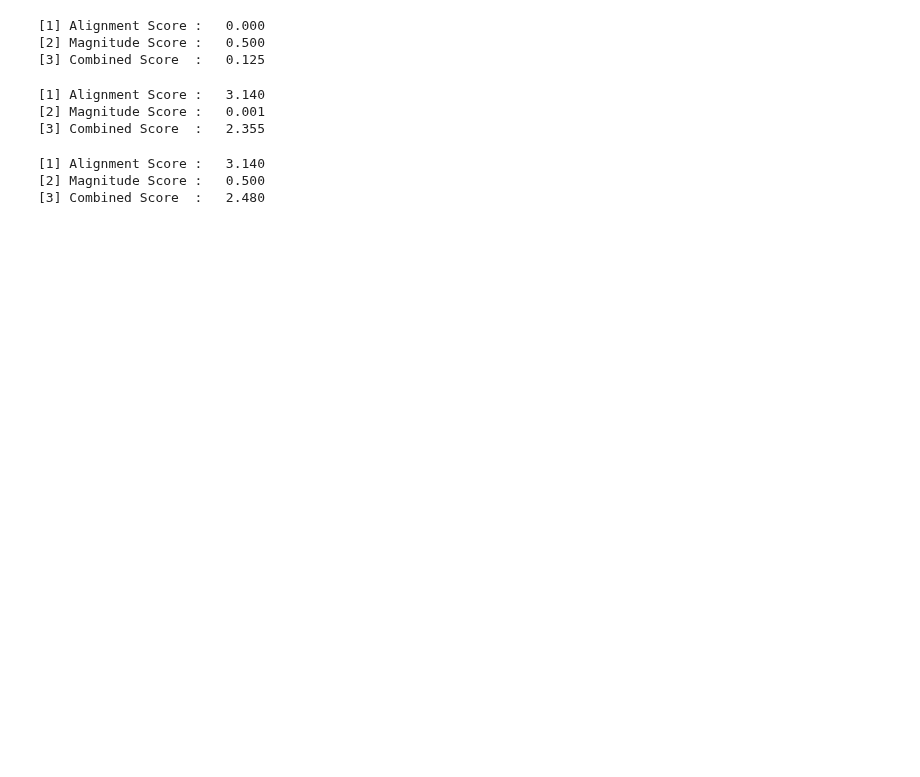
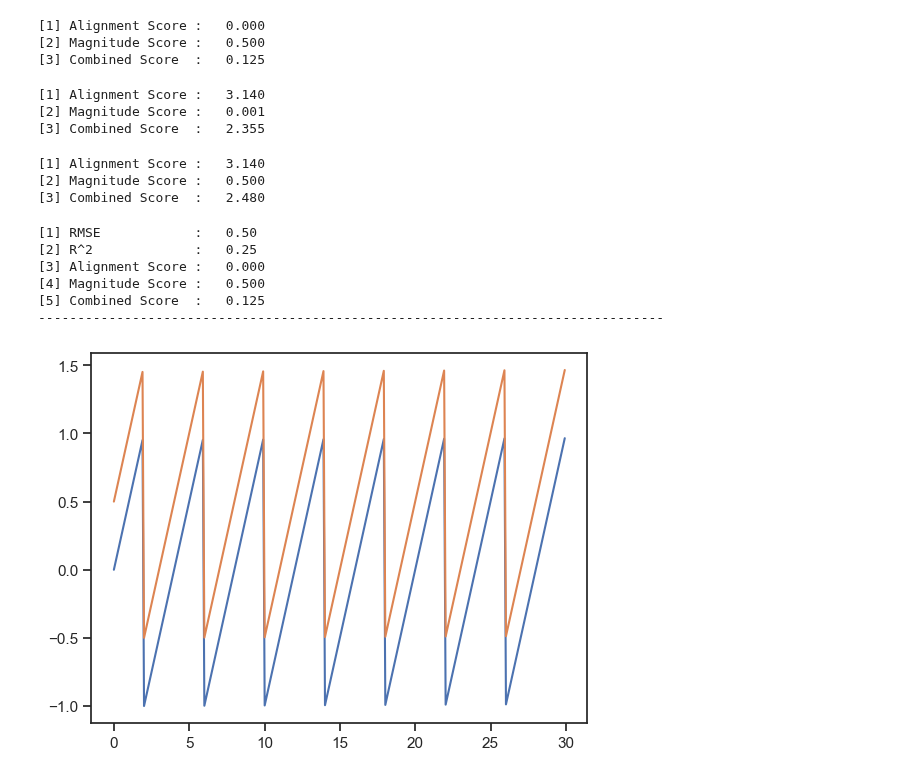
Before and after one commit to ai4er-cdt/earthquake-predictability, a Jupyter notebook: notebooks/PNRD1 - Case Against R^2.ipynb, the cells around one changed output. Drawn from its saved outputs; the diff is of its cells as text; code cells hidden in the pictures; blank space fills up the shorter version.

Commit message:
Added sawtooth signal and trifurcated error score

```diff
--- a/notebooks/PNRD1 - Case Against R^2.ipynb
+++ b/notebooks/PNRD1 - Case Against R^2.ipynb
@@ -106,20 +126,58 @@ print(f"[3] Combined Score  :\t{combined_score:.3f}")
 [2] Magnitude Score :   0.500
 [3] Combined Score  :   0.125
 # %%
-align_score, mag_score, combined_score = calculate_alignment_and_magnitude_score(y, y_hat2)
-print(f"[1] Alignment Score :\t{align_score:.3f}")
-print(f"[2] Magnitude Score :\t{mag_score:.3f}")
+(
+    align_score,
+    mag_score,
+    combined_score,
+) = calculate_alignment_and_magnitude_score(y, y_hat2)
+print(f"[1] Alignment Score :\t{align_score[-1]:.3f}")
+print(f"[2] Magnitude Score :\t{mag_score[-1]:.3f}")
 print(f"[3] Combined Score  :\t{combined_score:.3f}")
 # %% [output]
 [1] Alignment Score :   3.140
 [2] Magnitude Score :   0.001
 [3] Combined Score  :   2.355
 # %%
-align_score, mag_score, combined_score = calculate_alignment_and_magnitude_score(y, y_hat3)
-print(f"[1] Alignment Score :\t{align_score:.3f}")
-print(f"[2] Magnitude Score :\t{mag_score:.3f}")
+(
+    align_score,
+    mag_score,
+    combined_score,
+) = calculate_alignment_and_magnitude_score(y, y_hat3)
+print(f"[1] Alignment Score :\t{align_score[-1]:.3f}")
+print(f"[2] Magnitude Score :\t{mag_score[-1]:.3f}")
 print(f"[3] Combined Score  :\t{combined_score:.3f}")
 # %% [output]
 [1] Alignment Score :   3.140
 [2] Magnitude Score :   0.500
 [3] Combined Score  :   2.480
+# %%
+y = pd.Series(2 * (x * 0.25 - np.floor(1 / 2 + x * 0.25)), index=x)
+# %%
+y_hat1 = y + 0.5
+
+(
+    align_score,
+    mag_score,
+    combined_score,
+) = calculate_alignment_and_magnitude_score(y, y_hat1)
+
+print(f"[1] RMSE            :\t{np.sqrt(mean_squared_error(y, y_hat1)):.2f}")
+print(f"[2] R^2             :\t{r2_score(y, y_hat1):.2f}")
+print(f"[3] Alignment Score :\t{align_score[-1]:.3f}")
+print(f"[4] Magnitude Score :\t{mag_score[-1]:.3f}")
+print(f"[5] Combined Score  :\t{combined_score:.3f}")
+print("-" * 80)
+
+plt.plot(x[0:LIMIT], y.iloc[0:LIMIT], label="Actual")
+plt.plot(x[0:LIMIT], y_hat1.iloc[0:LIMIT], label="Predicted")
+
+plt.show()
+# %% [output]
+[1] RMSE            :   0.50
+[2] R^2             :   0.25
+[3] Alignment Score :   0.000
+[4] Magnitude Score :   0.500
+[5] Combined Score  :   0.125
+--------------------------------------------------------------------------------
+[figure, added]
```
Also changed, not shown: parts of 6 cells of this notebook.
